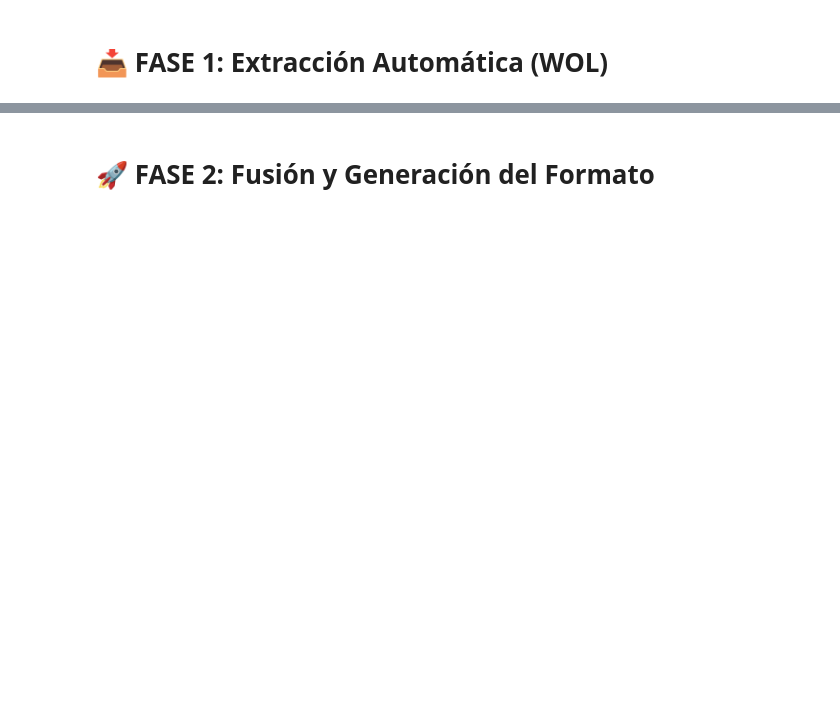
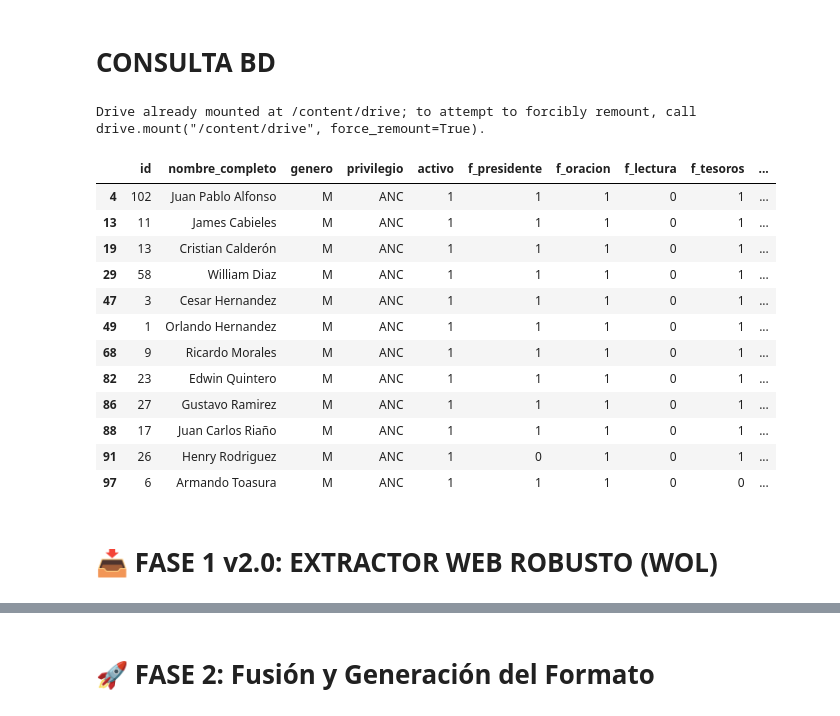
Before and after one commit to LeoQuintero/programador-VMC, a Jupyter notebook: VMC_nb_programador_2025.ipynb, the cells around one changed output, grey strips where cells are left out. Drawn from its saved outputs; the diff is of its cells as text; code cells hidden in the pictures; blank space fills up the shorter version.

```diff
--- a/VMC_nb_programador_2025.ipynb
+++ b/VMC_nb_programador_2025.ipynb
@@ -1,2 +1,37 @@
+# %% [markdown]
+# CONSULTA BD
+# %%
+import pandas as pd
+import os
+
+# Detectar entorno para Google Colab
+try:
+    from google.colab import drive
+    drive.mount('/content/drive')
+except:
+    pass
+
+# Definir la ruta base para los archivos en Google Drive
+RUTA_BASE = '/content/drive/MyDrive/JW/Super VMC/Programación-VMC/Programador_VMC/'
+
+# Cargar el DataFrame de hermanos desde la ruta correcta
+df_hermanos = pd.read_csv(os.path.join(RUTA_BASE, "base_datos_hermanos.csv"))
+
+df_hermanos[(df_hermanos['genero'] == 'M') & (df_hermanos['privilegio'] == 'ANC')]
+# %% [output]
+Drive already mounted at /content/drive; to attempt to forcibly remount, call drive.mount("/content/drive", force_remount=True).
+|  | id | nombre_completo | genero | privilegio | activo | f_presidente | f_oracion | f_lectura | f_tesoros | ... |
+| 4 | 102 | Juan Pablo Alfonso | M | ANC | 1 | 1 | 1 | 0 | 1 | ... |
+| 13 | 11 | James Cabieles | M | ANC | 1 | 1 | 1 | 0 | 1 | ... |
+| 19 | 13 | Cristian Calderón | M | ANC | 1 | 1 | 1 | 0 | 1 | ... |
+| 29 | 58 | William Diaz | M | ANC | 1 | 1 | 1 | 0 | 1 | ... |
+| 47 | 3 | Cesar Hernandez | M | ANC | 1 | 1 | 1 | 0 | 1 | ... |
+| 49 | 1 | Orlando Hernandez | M | ANC | 1 | 1 | 1 | 0 | 1 | ... |
+| 68 | 9 | Ricardo Morales | M | ANC | 1 | 1 | 1 | 0 | 1 | ... |
+| 82 | 23 | Edwin Quintero | M | ANC | 1 | 1 | 1 | 0 | 1 | ... |
+| 86 | 27 | Gustavo Ramirez | M | ANC | 1 | 1 | 1 | 0 | 1 | ... |
+| 88 | 17 | Juan Carlos Riaño | M | ANC | 1 | 1 | 1 | 0 | 1 | ... |
+| 91 | 26 | Henry Rodriguez | M | ANC | 1 | 0 | 1 | 0 | 1 | ... |
+| 97 | 6 | Armando Toasura | M | ANC | 1 | 1 | 1 | 0 | 0 | ... |
 # %% [markdown]
-# 📥 FASE 1: Extracción Automática (WOL)
+# 📥 FASE 1 v2.0: EXTRACTOR WEB ROBUSTO (WOL)
```
Also changed, not shown: parts of 11 cells of this notebook, 6 other files.
